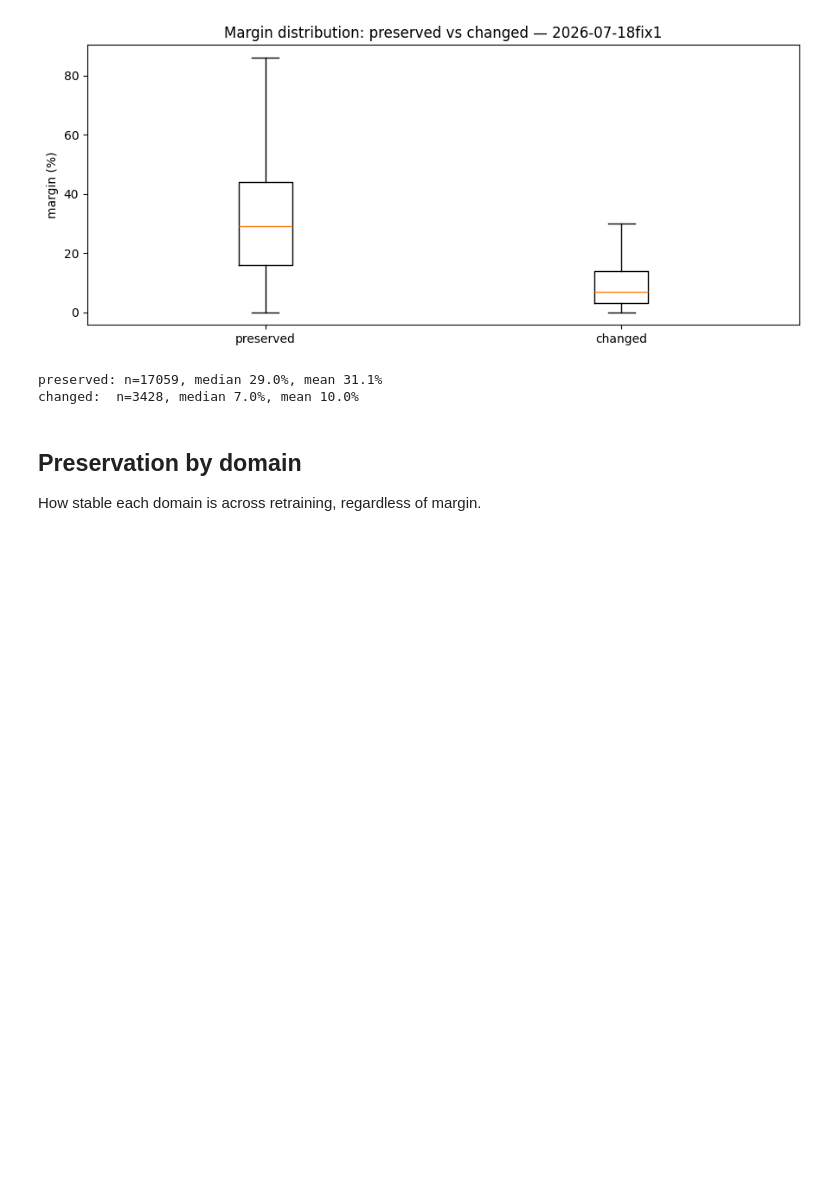
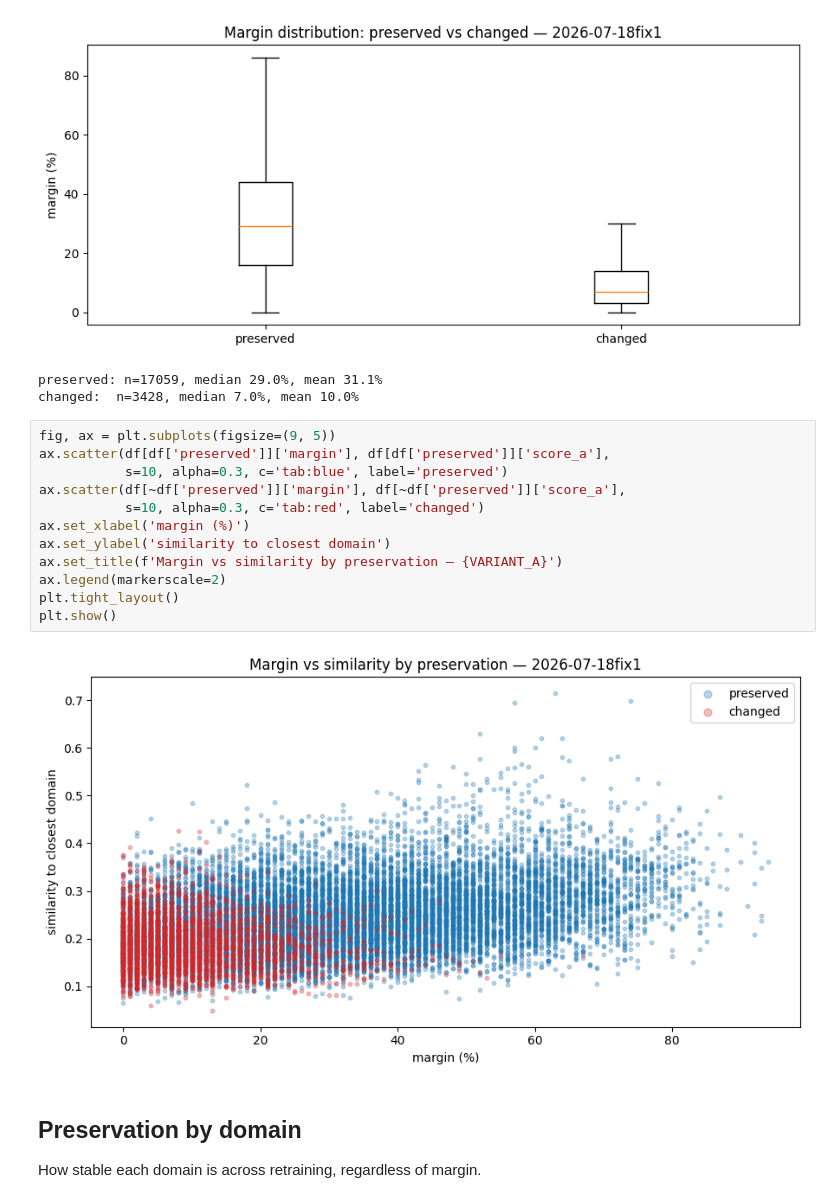
Before and after one commit to kingsdigitallab/eb-pre, a Jupyter notebook: notebooks/margin_and_stability.ipynb, the cells around one changed output. Drawn from its saved outputs; the diff is of its cells as text; blank space fills up the shorter version.

Commit message:
feat(notebooks): add margin-vs-similarity scatter colored by preservation [opencode:glm-5.2]

```diff
--- a/notebooks/margin_and_stability.ipynb
+++ b/notebooks/margin_and_stability.ipynb
@@ -152,6 +152,20 @@ print(f'changed:  n={len(chng)}, median {chng.median():.1f}%, mean {chng.mean():
 [figure]
 preserved: n=17059, median 29.0%, mean 31.1%
 changed:  n=3428, median 7.0%, mean 10.0%
+# %%
+fig, ax = plt.subplots(figsize=(9, 5))
+ax.scatter(df[df['preserved']]['margin'], df[df['preserved']]['score_a'],
+           s=10, alpha=0.3, c='tab:blue', label='preserved')
+ax.scatter(df[~df['preserved']]['margin'], df[~df['preserved']]['score_a'],
+           s=10, alpha=0.3, c='tab:red', label='changed')
+ax.set_xlabel('margin (%)')
+ax.set_ylabel('similarity to closest domain')
+ax.set_title(f'Margin vs similarity by preservation — {VARIANT_A}')
+ax.legend(markerscale=2)
+plt.tight_layout()
+plt.show()
+# %% [output]
+[figure, added]
 # %% [markdown]
 ## Preservation by domain
 
```
